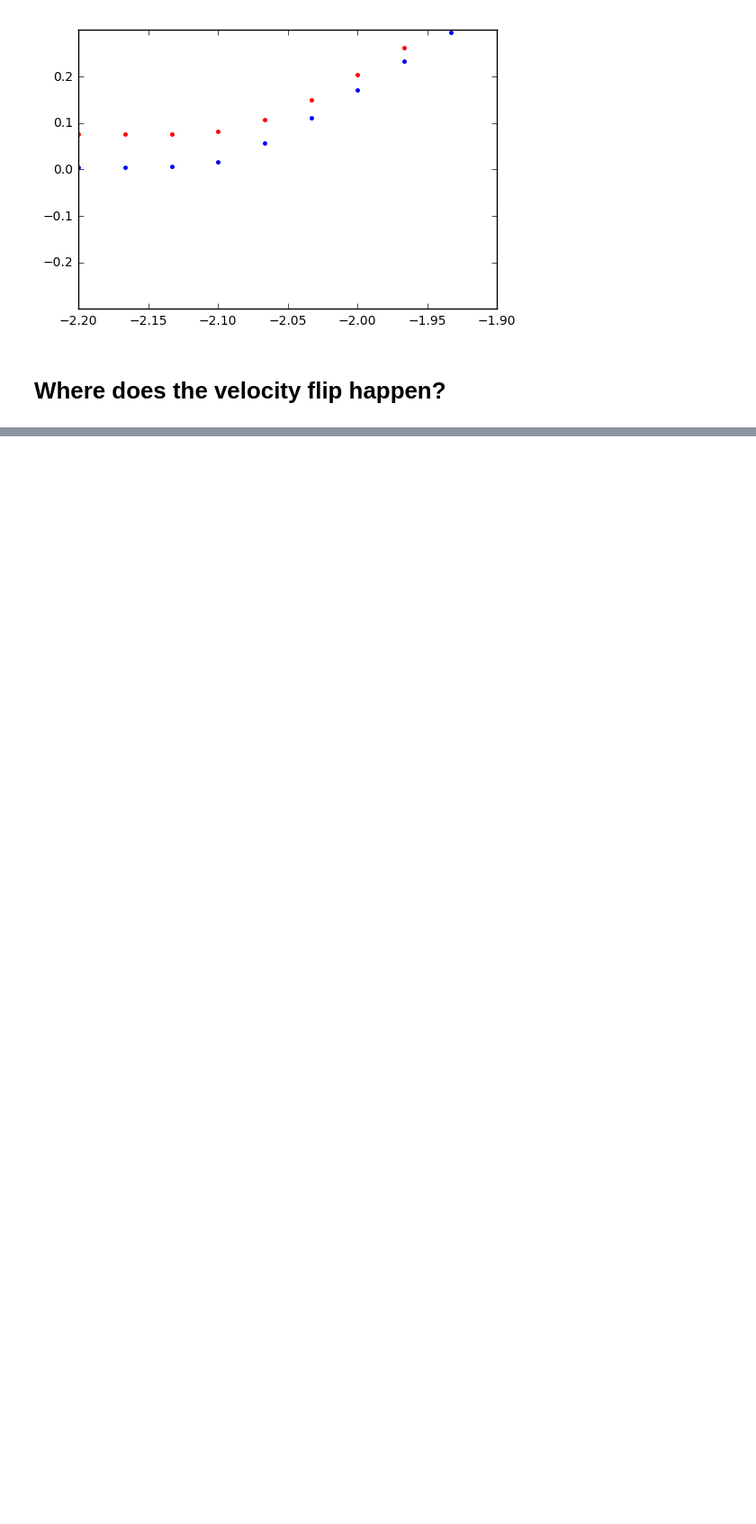
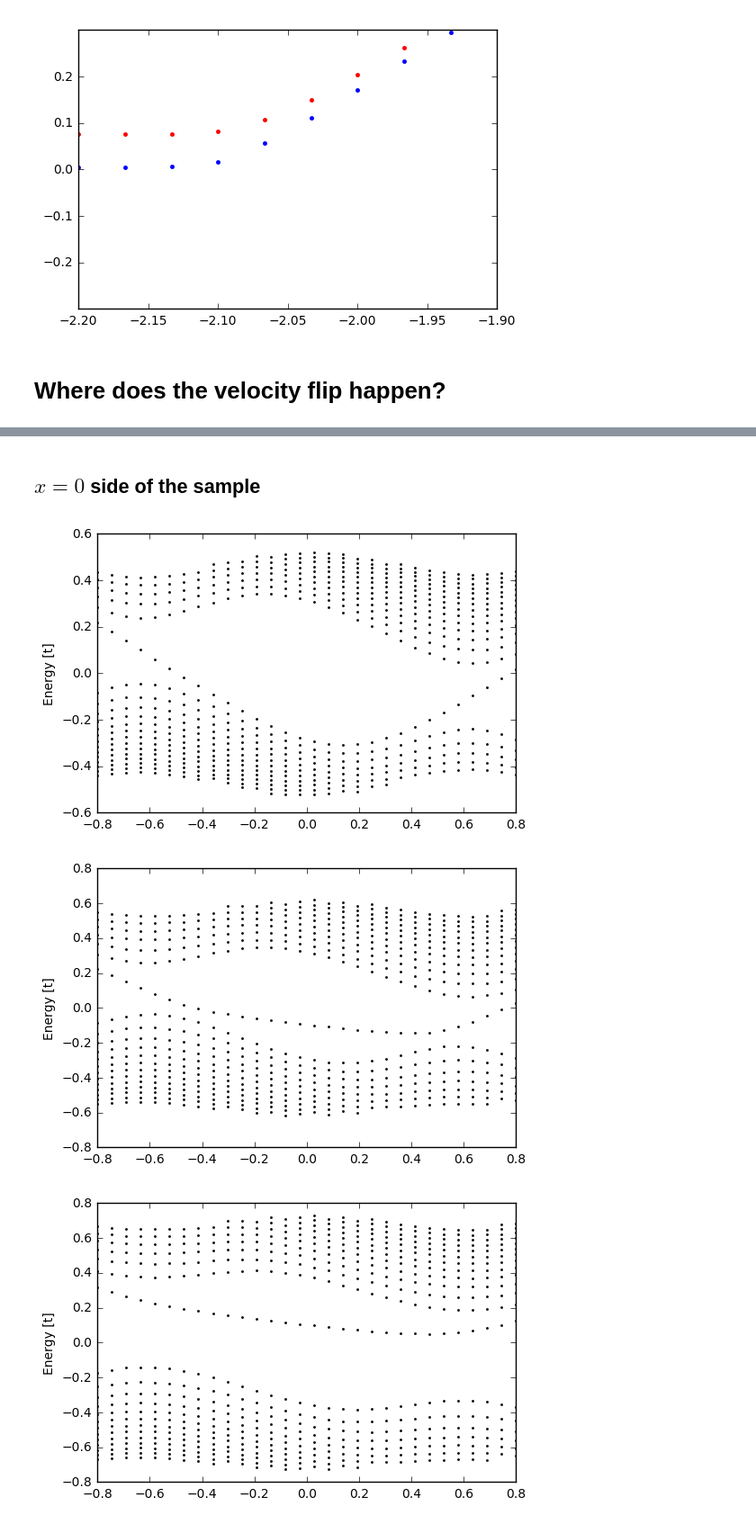
Before and after one commit to Artem-Ivashko/Vazifeh-Franz-magnetic-field, a Jupyter notebook: Wall-creep.ipynb, the cells around one changed output, grey strips where cells are left out. Shown: that part at 90% size. Cells and saved outputs as stored; diff of their text form; code cells hidden in the pictures; blank space fills up the shorter version.

```diff
--- a/Wall-creep.ipynb
+++ b/Wall-creep.ipynb
@@ -474,0 +477,32 @@ del params, fsys_1D, pyMin, pyMax, pyCount, evals, evecs, evalsAbove, evalsAbove
+# %% [markdown]
+## $x=0$ side of the sample
+# %%
+params = copy(ParametersDefault)
+params.lBinv2 = 1./20.**2
+params.FermiEnergy = 0.
+params.EigenvectorsCount = 20
+
+fsys_1D = diagonalizer.FinalizedSystem_1D(2000)
+
+pzMin = -0.8
+pzMax = 0.8
+pzCount = 30
+
+params.py = 0.0
+evals, evecs = pSweep_1D( fsys_1D, params, pzMin, pzMax, pCount=pzCount, yORzSweep = 'pzSweep')
+spectrum_plot_1D(evals,pzMin,pzMax,pzCount)
+
+params.py = -0.7
+evals, evecs = pSweep_1D( fsys_1D, params, pzMin, pzMax, pCount=pzCount, yORzSweep = 'pzSweep')
+spectrum_plot_1D(evals,pzMin,pzMax,pzCount)
+
+params.py = -0.8
+evals, evecs = pSweep_1D( fsys_1D, params, pzMin, pzMax, pCount=pzCount, yORzSweep = 'pzSweep')
+spectrum_plot_1D(evals,pzMin,pzMax,pzCount)
+
+
+del params, fsys_1D, pzMin, pzMax, pzCount, evals, evecs
+# %% [output]
+[figure, added]
+[figure, added]
+[figure, added]
```
Also changed, not shown: parts of 4 cells of this notebook, 2 other files.
